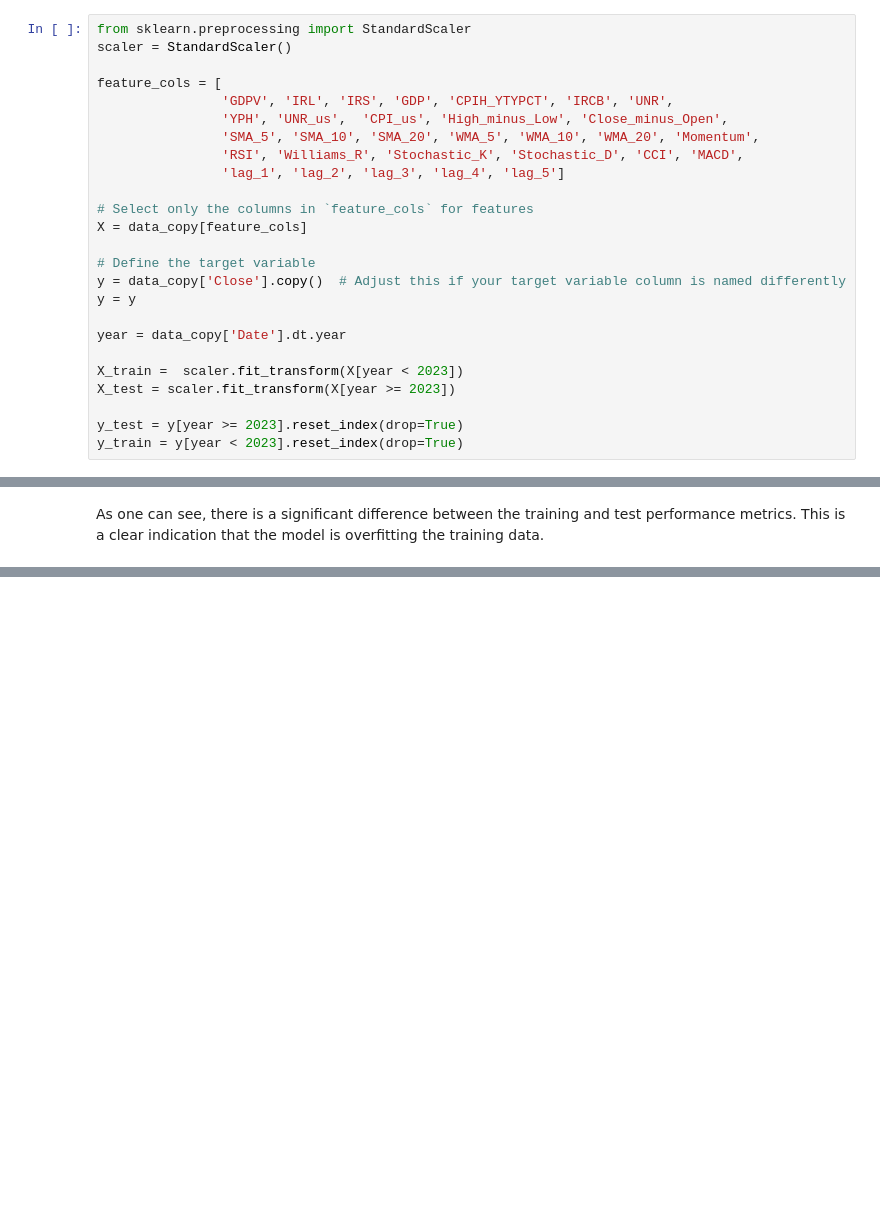
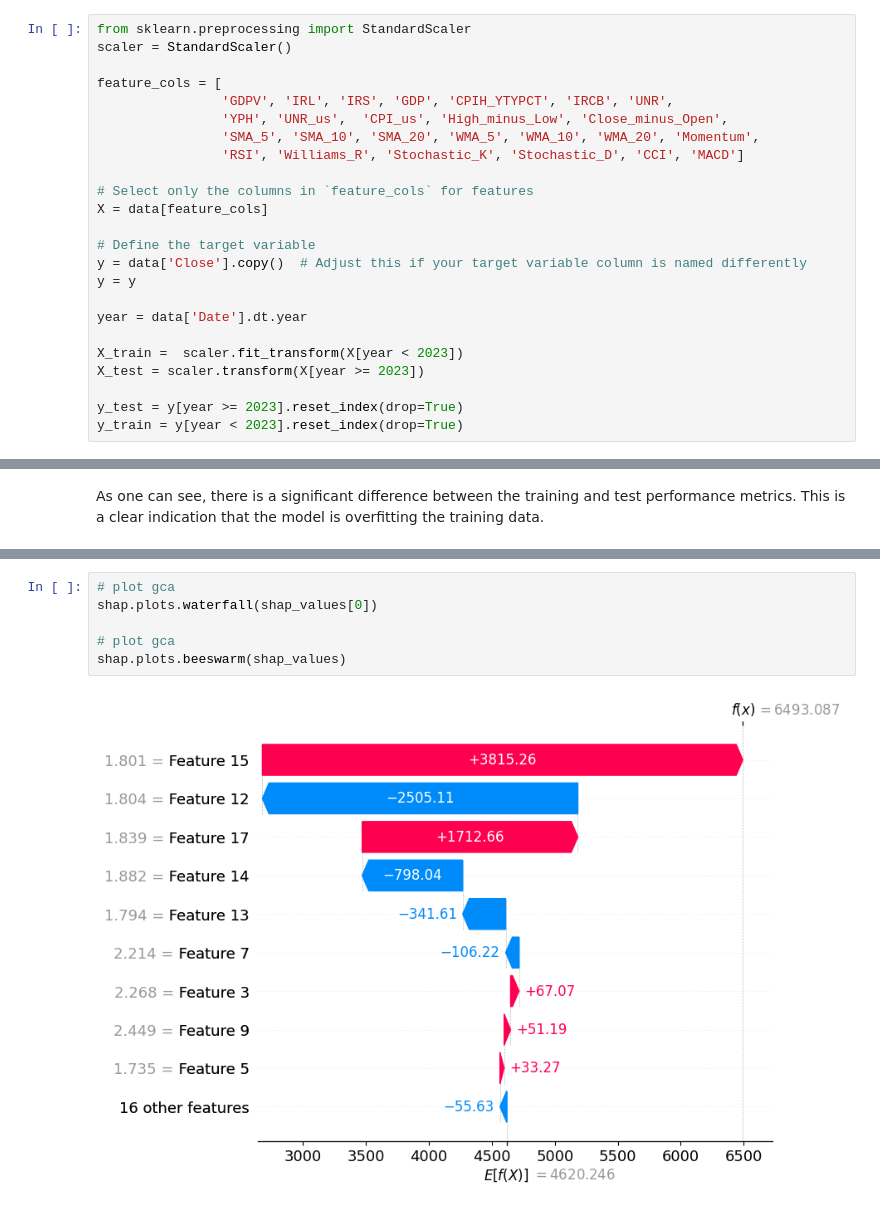
Before and after one commit to mathis-blln/projet_STA, a Jupyter notebook: Machine learning models/regression_ridge.ipynb, the cells around one changed output, grey strips where cells are left out. Drawn from its saved outputs; the diff is of its cells as text; blank space fills up the shorter version.

```diff
--- a/Machine learning models/regression_ridge.ipynb
+++ b/Machine learning models/regression_ridge.ipynb
@@ -45,20 +24,19 @@ feature_cols = [
                 'GDPV', 'IRL', 'IRS', 'GDP', 'CPIH_YTYPCT', 'IRCB', 'UNR',
                 'YPH', 'UNR_us',  'CPI_us', 'High_minus_Low', 'Close_minus_Open',
                 'SMA_5', 'SMA_10', 'SMA_20', 'WMA_5', 'WMA_10', 'WMA_20', 'Momentum',
-                'RSI', 'Williams_R', 'Stochastic_K', 'Stochastic_D', 'CCI', 'MACD',
-                'lag_1', 'lag_2', 'lag_3', 'lag_4', 'lag_5']
+                'RSI', 'Williams_R', 'Stochastic_K', 'Stochastic_D', 'CCI', 'MACD']
 
 # Select only the columns in `feature_cols` for features
-X = data_copy[feature_cols]
+X = data[feature_cols]
 
 # Define the target variable
-y = data_copy['Close'].copy()  # Adjust this if your target variable column is named differently
+y = data['Close'].copy()  # Adjust this if your target variable column is named differently
 y = y
 
-year = data_copy['Date'].dt.year
+year = data['Date'].dt.year
 
 X_train =  scaler.fit_transform(X[year < 2023])
-X_test = scaler.fit_transform(X[year >= 2023])
+X_test = scaler.transform(X[year >= 2023])
 
 y_test = y[year >= 2023].reset_index(drop=True)
 y_train = y[year < 2023].reset_index(drop=True)
@@ -715,0 +173,8 @@ class GradientBoostingNadarayaWatson:
+# %%
+# plot gca
+shap.plots.waterfall(shap_values[0])
+
+# plot gca
+shap.plots.beeswarm(shap_values)
+# %% [output]
+[figure, added]
```
Also changed, not shown: parts of 56 cells of this notebook, 2 other files.
